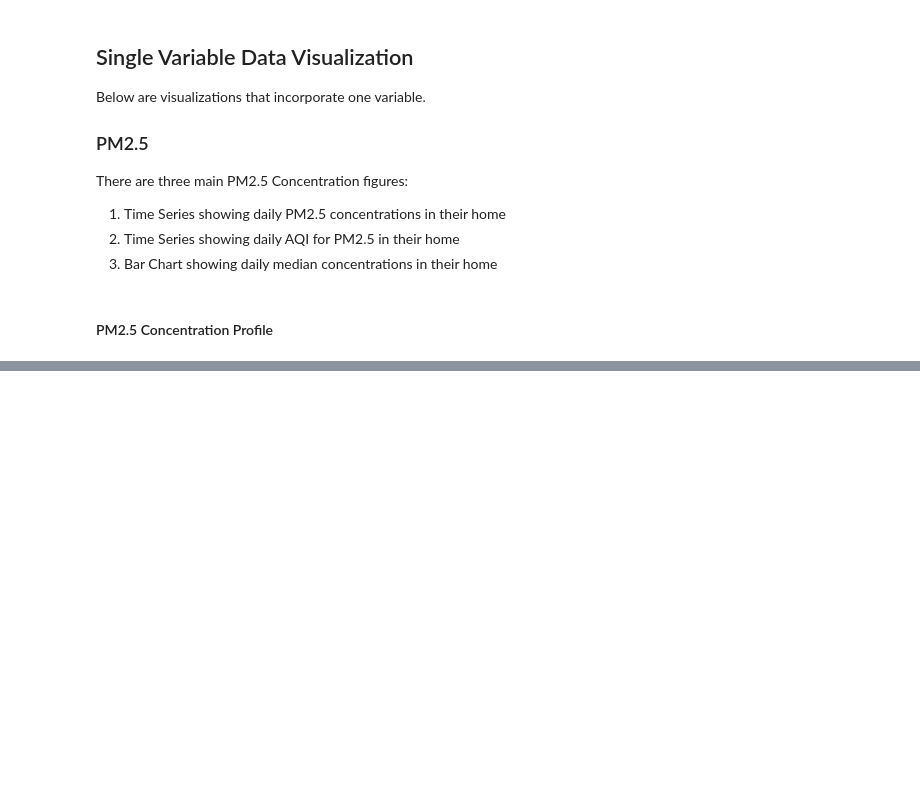
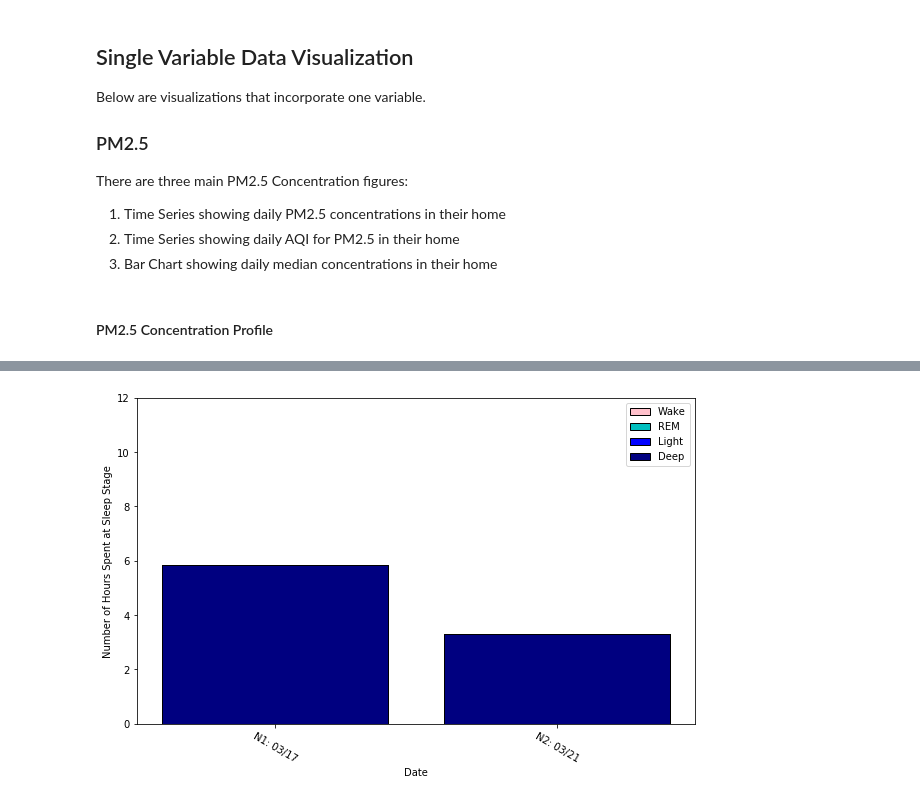
Before and after one commit to ccraddock/UT2000-SummerDashboard, a Jupyter notebook: UT2000_SummerDashboard_MasterNotebook.ipynb, the cells around one changed output, grey strips where cells are left out. Cells and saved outputs as stored; diff of their text form; code cells hidden in the pictures; blank space fills up the shorter version.

```diff
--- a/UT2000_SummerDashboard_MasterNotebook.ipynb
+++ b/UT2000_SummerDashboard_MasterNotebook.ipynb
@@ -152,0 +190,66 @@ for name in Concentration_byStudent.index:
+# %%
+
+
+# Re-formatting Sleep Stages dataframe
+stages = SS_byInd[name]['Stage_Label']
+times = SS_byInd[name].index
+locs = []
+for i in range(len(SS_byInd[name])-1):
+    # Parsing out the days by looking for timesteps greater than 5 minutes
+    if SS_byInd[name].index[i+1]-SS_byInd[name].index[i] > timedelta(seconds = 300):
+        locs.append(i+1)
+
+stages_byDay = np.split(stages,locs)
+times_byDay = np.split(times,locs)
+#times_byID[name] = times_byDay
+
+#print(stages_byDay[1])
+# %%
+    temp = pd.Series()
+    fig, ax1 = plt.subplots(figsize=(10,6))
+    # Counting the number of 30-second values for each sleep stage
+    for j in range(len(stages_byDay)):
+        wake = 0
+        light = 0
+        rem = 0
+        deep = 0
+        for k in range(len(stages_byDay[j])):
+            if stages_byDay[j][k] == 3:
+                wake += 1
+            elif stages_byDay[j][k] == 2:
+                rem += 1
+            elif stages_byDay[j][k] == 1:
+                light += 1
+            else:
+                deep += 1
+
+        # Converting the count measurement to number of hours
+        rest = (((wake + rem + light + deep) * 30 ) / 60 ) /60
+        wake_hr = (wake * 30) / 60 / 60
+        rem_hr = (rem * 30) / 60 / 60
+        light_hr = (light * 30) /60 / 60
+        deep_hr = (deep * 30) / 60 / 60
+
+        # Sleep Stages - Stacked Bar Chart
+        # Using an if-block to make sure the legend doesn't repeat for each day
+        if j == len(stages_byDay)-1:
+            p5 = ax1.bar('N' + str(j+1) + ': ' + str(times_byDay[j][0])[5:7]+'/'+str(times_byDay[j][0])[8:10],wake_hr, bottom=deep_hr+light_hr+rem_hr, color='pink',edgecolor='k',label='Wake')
+            p6 = ax1.bar('N' + str(j+1) + ': ' + str(times_byDay[j][0])[5:7]+'/'+str(times_byDay[j][0])[8:10],rem_hr,bottom=deep_hr+light_hr,color='c',edgecolor='k',label='REM')
+            p7 = ax1.bar('N' + str(j+1) + ': ' + str(times_byDay[j][0])[5:7]+'/'+str(times_byDay[j][0])[8:10],light_hr,bottom=deep_hr,color='b',edgecolor='k',label='Light')
+            p8 = ax1.bar('N' + str(j+1) + ': ' + str(times_byDay[j][0])[5:7]+'/'+str(times_byDay[j][0])[8:10],deep_hr,color='navy',edgecolor='k',label='Deep')
+        else:
+            p5 = ax1.bar('N' + str(j+1) + ': ' + str(times_byDay[j][0])[5:7]+'/'+str(times_byDay[j][0])[8:10], wake_hr, bottom=deep_hr+light_hr+rem_hr, color='pink',edgecolor='k')
+            p6 = ax1.bar('N' + str(j+1) + ': ' + str(times_byDay[j][0])[5:7]+'/'+str(times_byDay[j][0])[8:10],rem_hr,bottom=deep_hr+light_hr,color='c',edgecolor='k')
+            p7 = ax1.bar('N' + str(j+1) + ': ' + str(times_byDay[j][0])[5:7]+'/'+str(times_byDay[j][0])[8:10],light_hr,bottom=deep_hr,color='b',edgecolor='k')
+            p8 = ax1.bar('N' + str(j+1) + ': ' + str(times_byDay[j][0])[5:7]+'/'+str(times_byDay[j][0])[8:10],deep_hr,color='navy',edgecolor='k')
+
+        # Formatting x-axis
+        ax1.set_xlabel('Date')
+        ax1.xaxis.set_tick_params(rotation=-30)
+
+        # Formatting y-axis
+        ax1.set_yticks([0,2,4,6,8,10,12])
+        ax1.set_ylabel('Number of Hours Spent at Sleep Stage')
+        plt.legend((p5[0],p6[0],p7[0],p8[0]), ('Wake','REM','Light','Deep'))
+# %% [output]
+[figure, added]
```
Also changed, not shown: parts of 6 cells of this notebook.
